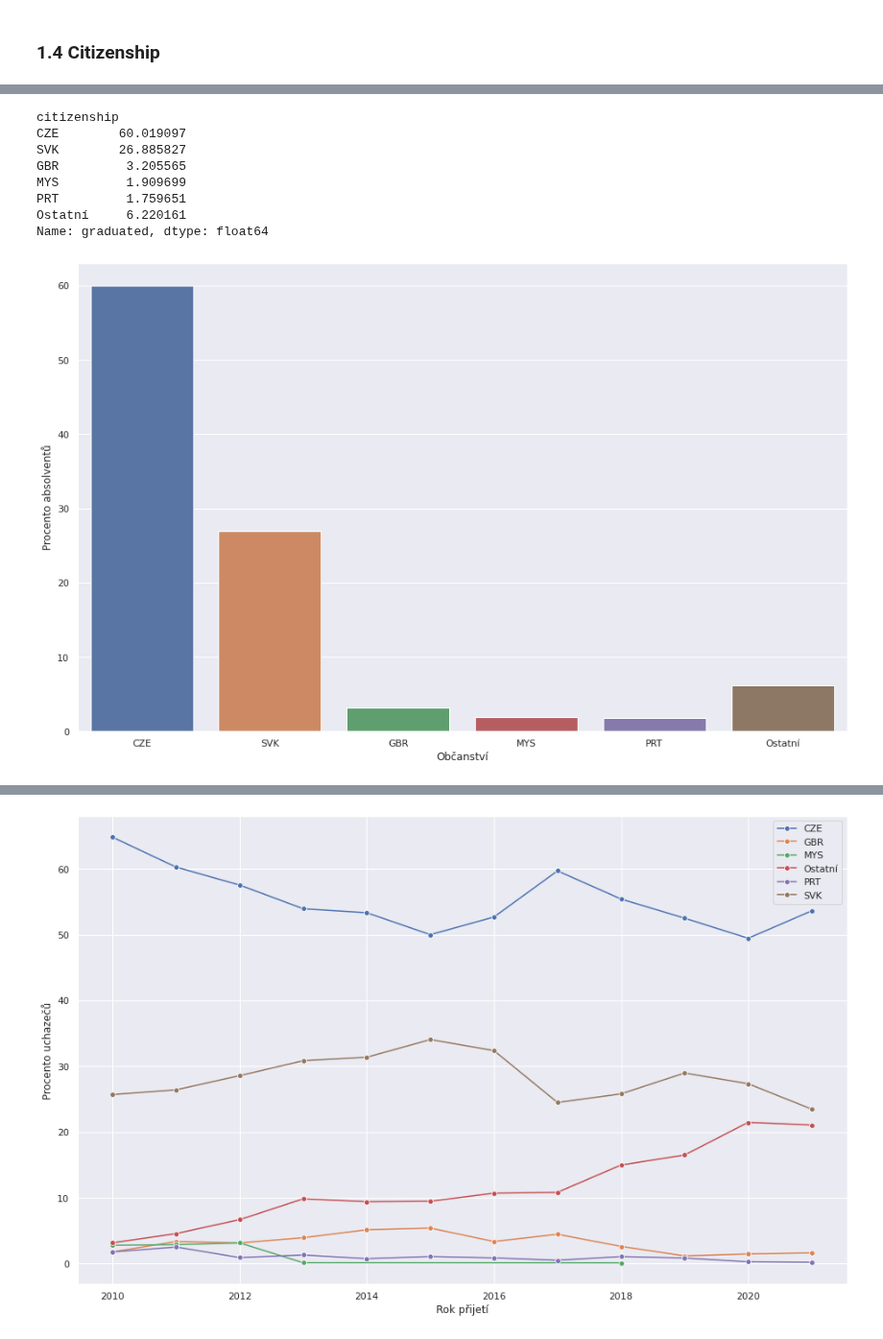
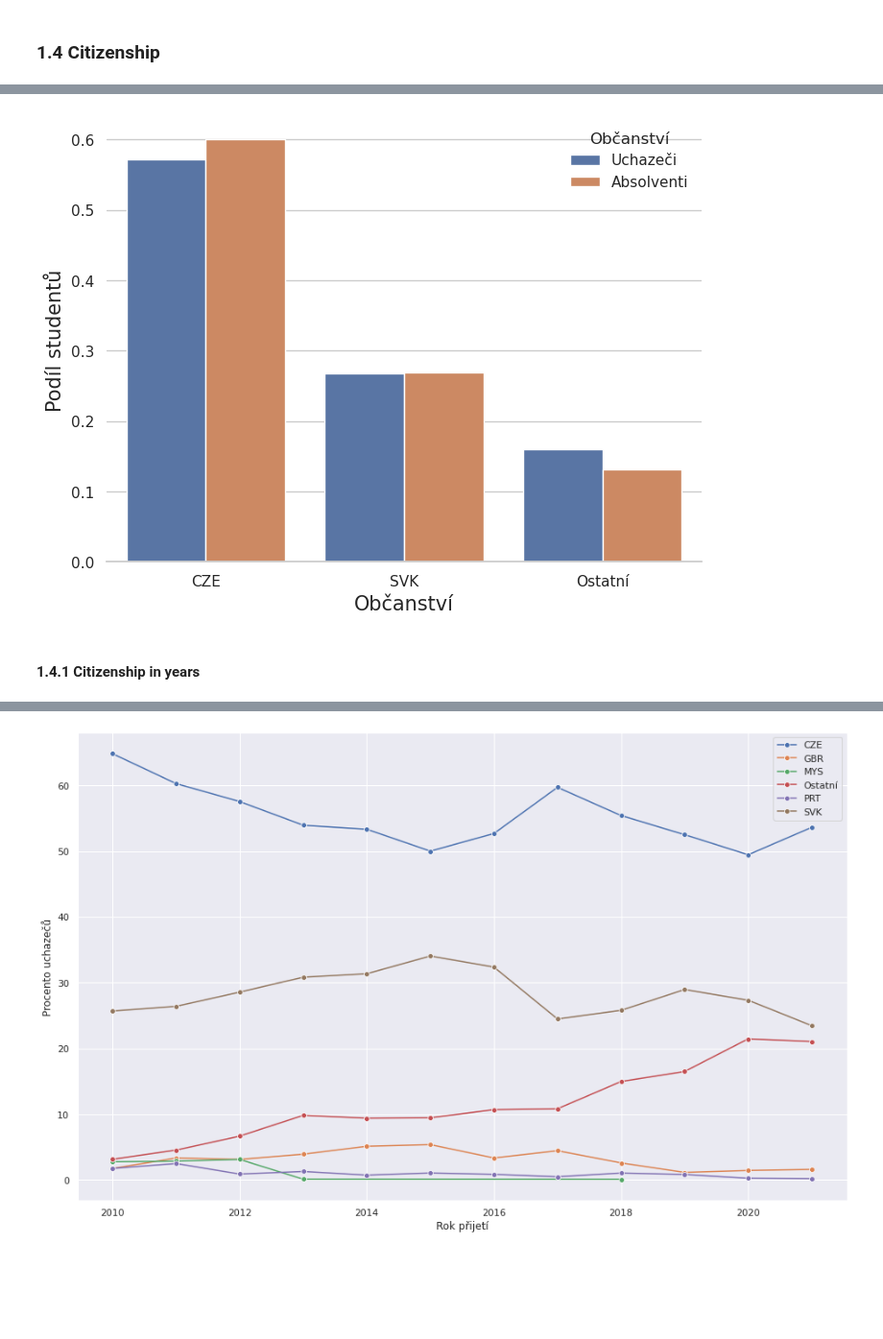
Before and after one commit to opendatalabcz/mapa-zdravi, a Jupyter notebook: src/scripts/visualization.ipynb, the cells around one changed output, grey strips where cells are left out. Shown at 96% size. Drawn from its saved outputs; the diff is of its cells as text; code cells hidden in the pictures; blank space fills up the shorter version.

```diff
--- a/src/scripts/visualization.ipynb
+++ b/src/scripts/visualization.ipynb
@@ -212,42 +235,51 @@ Name: degree, dtype: float64
 # %%
-N = 5
+N = 2
 
-title = f'Občanství absolventů'
-sns.set(rc={'figure.figsize':(16,10)})
+title = f'narodnostni_slozeni_studentu'
 
-citizenship = students[students.graduated == True].groupby(['citizenship'])['graduated'].count()
-citizenship = citizenship.sort_values(ascending=False)
-citizenship['Ostatní'] = citizenship[N:].sum()
-citizenship = citizenship.iloc[[*range(N),-1]]
+sns.set(rc={'figure.figsize':(8,6)})
+sns.set_style("whitegrid")
 
+citizenship_start = students.groupby(['citizenship'])['degree'].count()
+citizenship_start = citizenship_start.sort_values(ascending=False)
+citizenship_start['Ostatní'] = citizenship_start[N:].sum()
+citizenship_start = citizenship_start.iloc[[*range(N),-1]]
 
-citizenship = 100*citizenship/sum(citizenship)
-print(citizenship)
+citizenship_start = citizenship_start/sum(citizenship_start)
+citizenship_start = citizenship_start.reset_index().rename(columns={'degree': 'ratio'})
+citizenship_start['flag'] = 'Uchazeči'
 
+# -------
+
+citizenship_end = students[students.graduated == True].groupby(['citizenship'])['graduated'].count()
+citizenship_end = citizenship_end.sort_values(ascending=False)
+citizenship_end['Ostatní'] = citizenship_end[N:].sum()
+citizenship_end = citizenship_end.iloc[[*range(N),-1]]
+
+citizenship_end = citizenship_end/sum(citizenship_end)
+citizenship_end = citizenship_end.reset_index().rename(columns={'graduated': 'ratio'})
+citizenship_end['flag'] = 'Absolventi'
+
+citizenship_both = pd.concat([citizenship_start, citizenship_end])
 
 
 sns.despine(bottom = True, left = True)
-sns.barplot(citizenship.index, citizenship.values);
-
+sns.barplot(data=citizenship_both, x='citizenship', y='ratio',hue='flag');
 
 # plt.title(title, fontweight="bold")
-plt.ylabel('Procento absolventů')
-plt.xlabel('Občanství')
+plt.ylabel('Podíl studentů', fontsize=15)
+plt.xlabel('Občanství', fontsize=15)
+plt.legend(title='Občanství',frameon=False)
 
+sns.despine(left=True)
 
 save_plot(title)
 
 plt.show()
 # %% [output]
-citizenship
-CZE        60.019097
-SVK        26.885827
-GBR         3.205565
-MYS         1.909699
-PRT         1.759651
-Ostatní     6.220161
-Name: graduated, dtype: float64
-[figure, old version]
+[figure, new version]
+# %% [markdown]
+#### 1.4.1 Citizenship in years
 # %%
 title = f'Občanství absolventů - vývoj'
 
```
Also changed, not shown: parts of 6 cells of this notebook, 9 other files.
